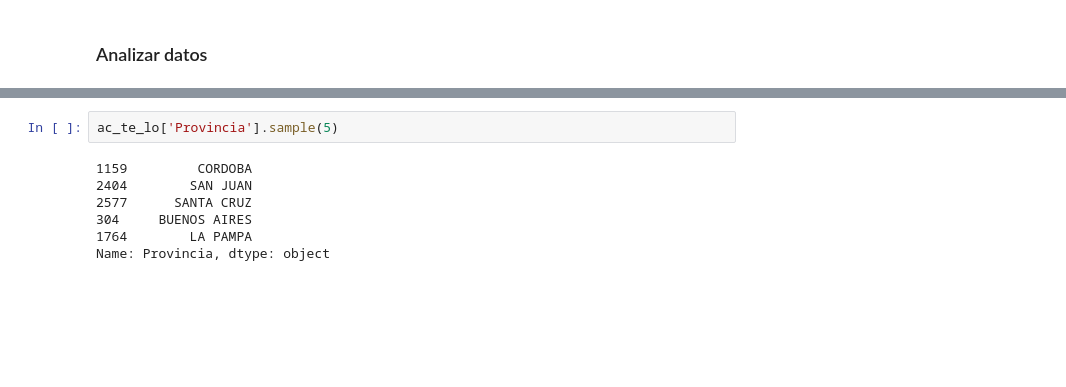
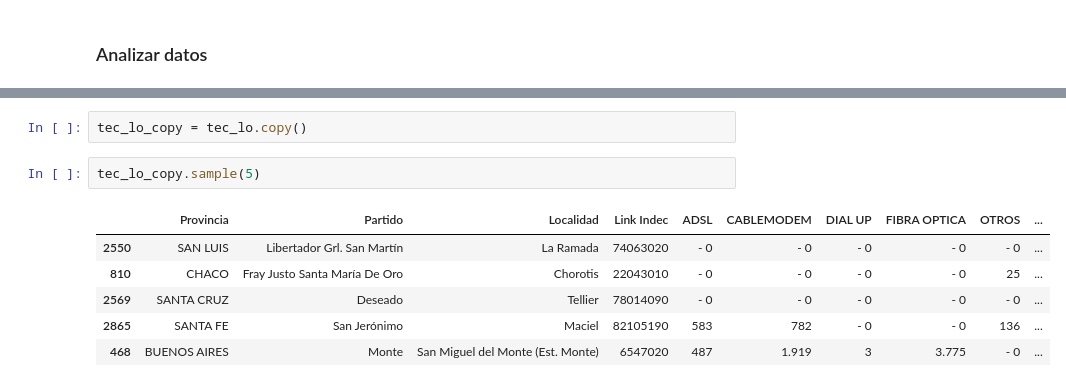
Before and after one commit to Mezgo/EDA-dashboard-telcom, a Jupyter notebook: EDA.ipynb, the cells around one changed output, grey strips where cells are left out. Drawn from its saved outputs; the diff is of its cells as text; blank space fills up the shorter version.

```diff
--- a/EDA.ipynb
+++ b/EDA.ipynb
@@ -147,9 +169,11 @@ ac_te_lo.sample(5)
+# %%
+tec_lo_copy = tec_lo.copy()
 # %%
-ac_te_lo['Provincia'].sample(5)
+tec_lo_copy.sample(5)
 # %% [output]
-1159         CORDOBA
-2404        SAN JUAN
-2577      SANTA CRUZ
-304     BUENOS AIRES
-1764        LA PAMPA
-Name: Provincia, dtype: object
+|  | Provincia | Partido | Localidad | Link Indec | ADSL | CABLEMODEM | DIAL UP | FIBRA OPTICA | OTROS | ... |
+| 2550 | SAN LUIS | Libertador Grl. San Martín | La Ramada | 74063020 | - 0 | - 0 | - 0 | - 0 | - 0 | ... |
+| 810 | CHACO | Fray Justo Santa María De Oro | Chorotis | 22043010 | - 0 | - 0 | - 0 | - 0 | 25 | ... |
+| 2569 | SANTA CRUZ | Deseado | Tellier | 78014090 | - 0 | - 0 | - 0 | - 0 | - 0 | ... |
+| 2865 | SANTA FE | San Jerónimo | Maciel | 82105190 | 583 | 782 | - 0 | - 0 | 136 | ... |
+| 468 | BUENOS AIRES | Monte | San Miguel del Monte (Est. Monte) | 6547020 | 487 | 1.919 | 3 | 3.775 | - 0 | ... |
```
Also changed, not shown: parts of 36 cells of this notebook.
